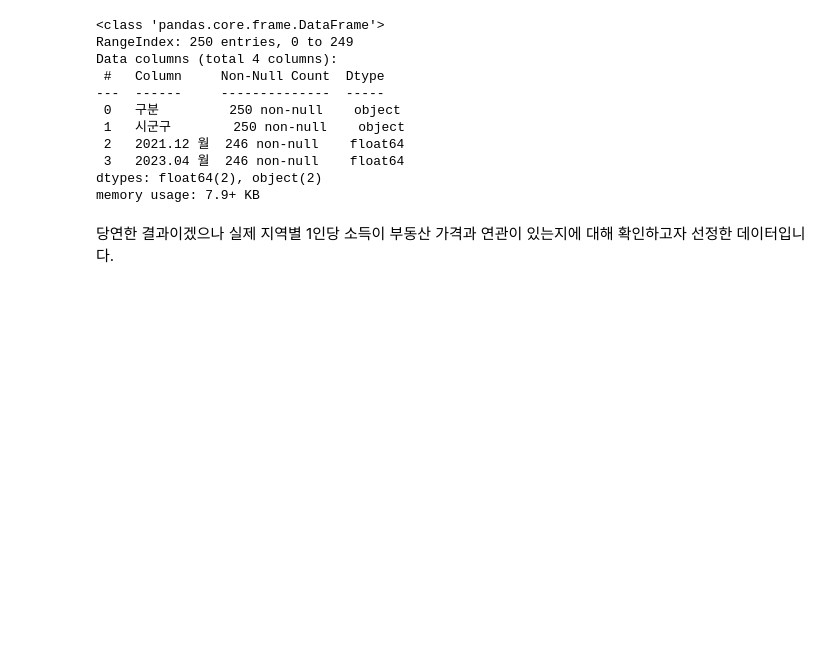
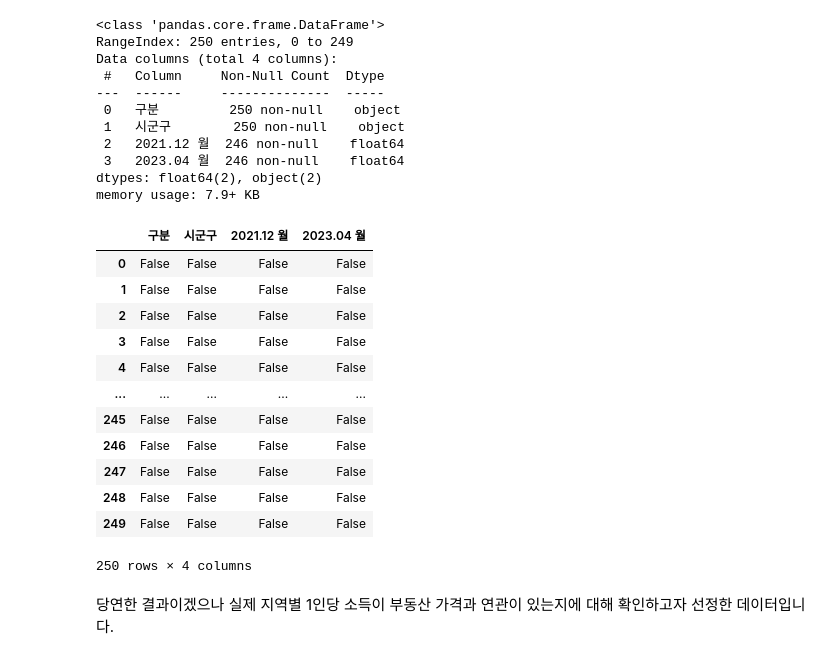
Before and after one commit to dongyoon9802/pythonAnalasys, a Jupyter notebook: pyhtonAnalysis.ipynb, the cells around one changed output. Drawn from its saved outputs; the diff is of its cells as text; code cells hidden in the pictures; blank space fills up the shorter version.

```diff
--- a/pyhtonAnalysis.ipynb
+++ b/pyhtonAnalysis.ipynb
@@ -597,6 +597,22 @@ Data columns (total 4 columns):
  3   2023.04 월  246 non-null    float64
 dtypes: float64(2), object(2)
 memory usage: 7.9+ KB
+# %%
+unsoldData_edit.isna()
+# %% [output]
+|  | 구분 | 시군구 | 2021.12 월 | 2023.04 월 |
+| 0 | False | False | False | False |
+| 1 | False | False | False | False |
+| 2 | False | False | False | False |
+| 3 | False | False | False | False |
+| 4 | False | False | False | False |
+| ... | ... | ... | ... | ... |
+| 245 | False | False | False | False |
+| 246 | False | False | False | False |
+| 247 | False | False | False | False |
+| 248 | False | False | False | False |
+| 249 | False | False | False | False |
+250 rows × 4 columns
 # %% [markdown]
 당연한 결과이겠으나 실제 지역별 1인당 소득이 부동산 가격과 연관이 있는지에 대해 확인하고자 선정한 데이터입니다.
 # %%
```
Also changed, not shown: parts of 11 cells of this notebook.
